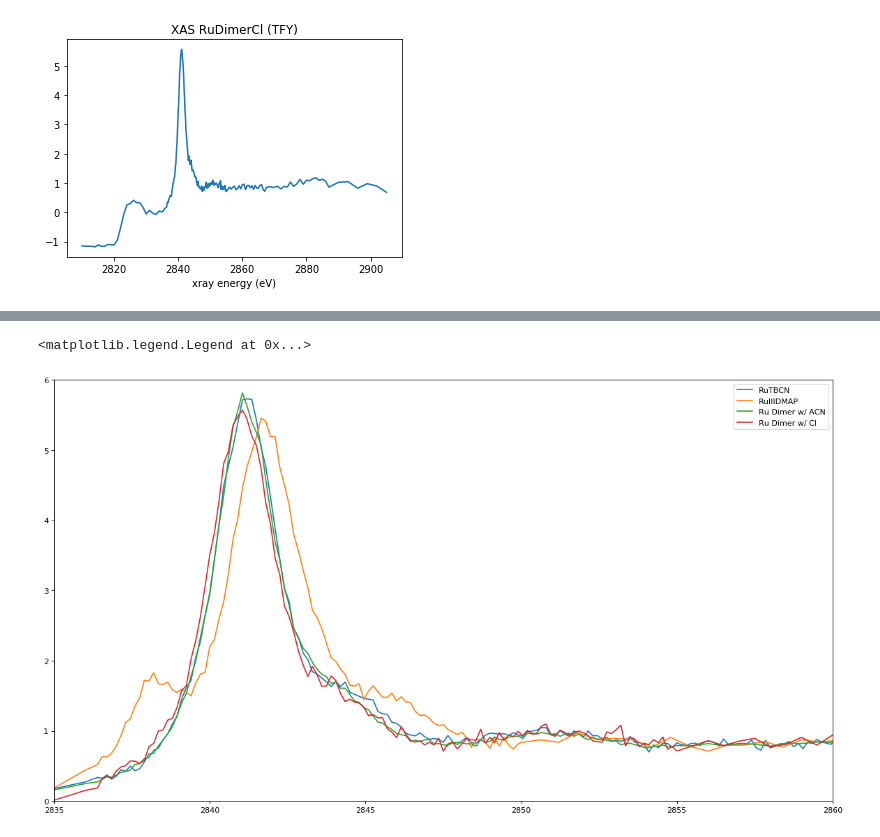
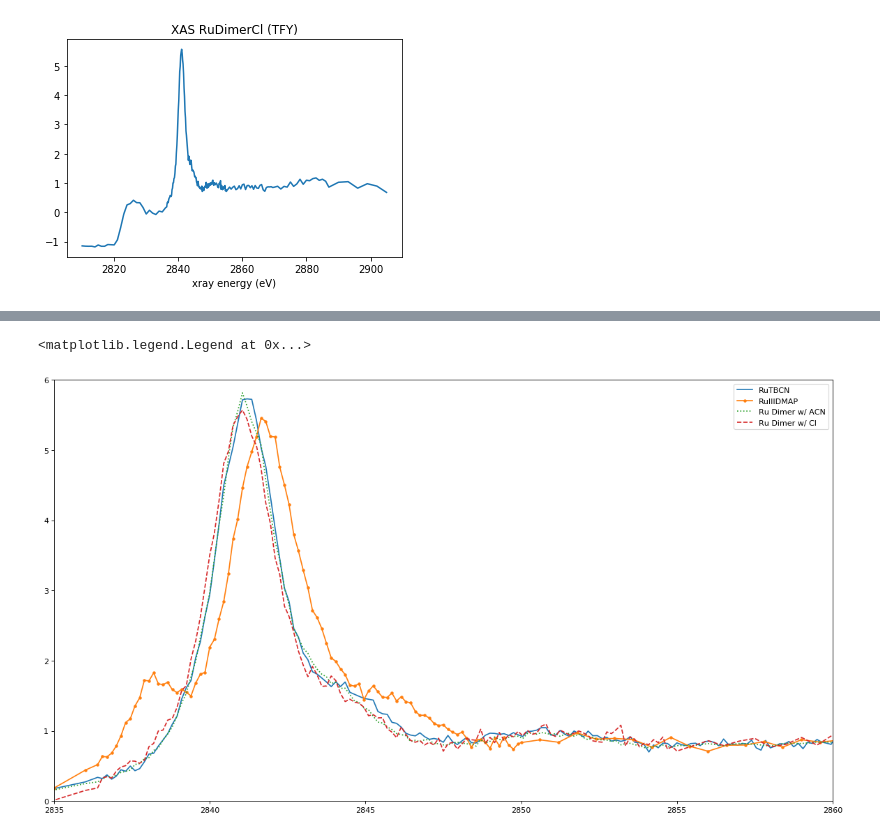
Before and after one commit to cliekhus/SSRL0719_BL143, a Jupyter notebook: PlotXAS.ipynb, the cells around one changed output, grey strips where cells are left out. Saved outputs shown, nothing was run; the diff lists cells and outputs as text; code cells hidden in the pictures.

```diff
--- a/PlotXAS.ipynb
+++ b/PlotXAS.ipynb
@@ -97,12 +97,12 @@ plt.legend()
 # %%
 plt.figure(figsize=(18, 10), dpi= 80, facecolor='w', edgecolor='k')
 plt.plot(XEnergy_RTB, XAS_RTB, label = "RuTBCN")
-plt.plot(XEnergy_R3D, XAS_R3D, label = "RuIIIDMAP")
-plt.plot(XEnergy_ACN, XAS_ACN, label = "Ru Dimer w/ ACN")
-plt.plot(XEnergy_Cl, XAS_Cl, label = "Ru Dimer w/ Cl")
+plt.plot(XEnergy_R3D, XAS_R3D, '.-', label = "RuIIIDMAP")
+plt.plot(XEnergy_ACN, XAS_ACN, ':', label = "Ru Dimer w/ ACN")
+plt.plot(XEnergy_Cl, XAS_Cl, '--', label = "Ru Dimer w/ Cl")
 plt.xlim(2835, 2860)
 plt.ylim(0,6)
 plt.legend()
 # %% [output]
 <matplotlib.legend.Legend at 0x...>
-[figure, old version]
+[figure, new version]
```
Also changed, not shown: parts of 2 cells of this notebook.
